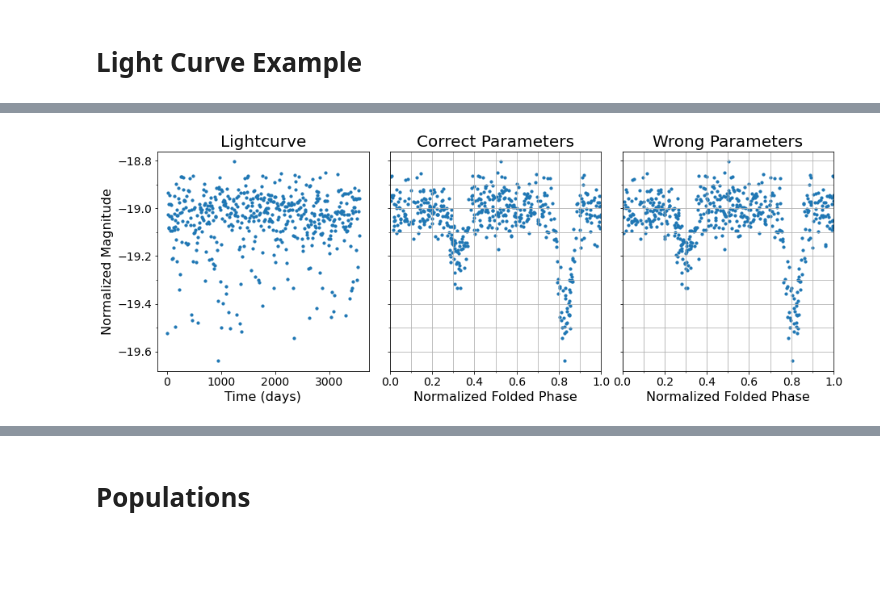
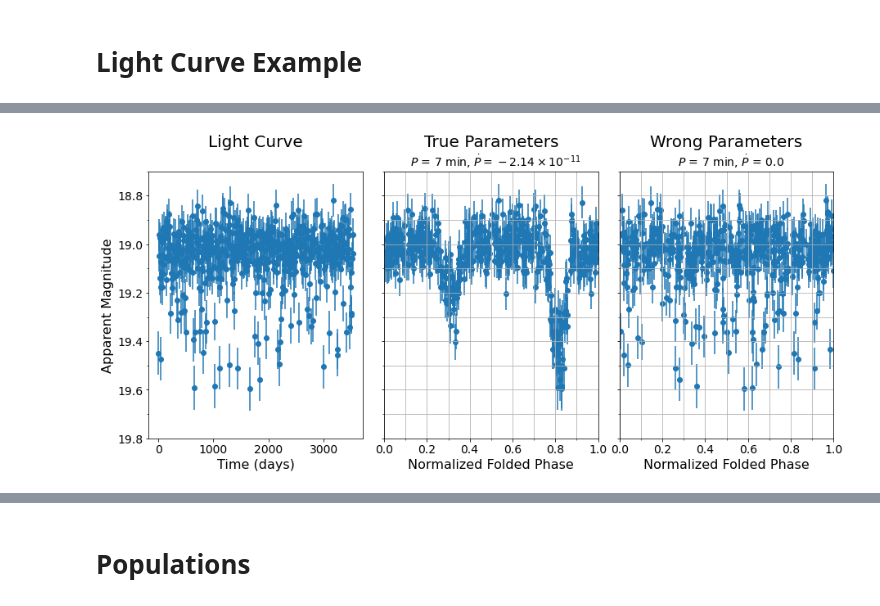
Before and after one commit to mikekatz04/gce, a Jupyter notebook: paper/paper_plots.ipynb, the cells around one changed output, grey strips where cells are left out. Cells and saved outputs as stored; diff of their text form; code cells hidden in the pictures; blank space fills up the shorter version.

```diff
--- a/paper/paper_plots.ipynb
+++ b/paper/paper_plots.ipynb
@@ -276,71 +84,97 @@ BdbQuit:
 # %%
 import pickle
-with open('../input/grid_light_curves_fast.pickle', 'rb') as f:
+with open('../input/curated_data_0_19.pickle', 'rb') as f:
     check = pickle.load(f)
 
 keys = list(check.keys())
+
+plt.close()
+fig, ax = plt.subplots(1, 3, sharey=True)
+ax = ax.ravel()
+plt.subplots_adjust(wspace=0.1, hspace=0.1)
+fig.set_size_inches(15.0, 6.0)
+
+titles = ['Light Curve', 'True Parameters', 'Wrong Parameters']
+
+for (ax_i, title) in zip(ax, titles):
+    ax_i.set_title(title, fontsize=20, pad=30)
+
+for ax_i in ax:
+    ax_i.tick_params('both', labelsize=14)
+
 ind = 3
 binary = check[keys[ind]]
 
 input_dict = binary.get('params')
 
-print(input_dict.get('incl'))
-print(pdot.shape)
+#print(input_dict.get('incl'))
+#print(pdot.shape)
 
-lcs = [np.array([binary.get('t'), binary.get('true_mag')]).T]
-print(pdot.max())
-
-titles = ['Lightcurve', 'Correct Parameters', 'Wrong Parameters']
-
-fig, ax = plt.subplots(1, 3, sharey=True)
-plt.subplots_adjust(wspace=0.1)
-fig.set_size_inches(15.0, 5.0)
-ax = ax.ravel()
-
+lcs = [np.array([binary.get('t'), binary.get('true_mag'), binary.get('err')]).T]
+#print(pdot.max())
 
 period = input_dict['period']
 frequency = 1./period
 pdot = input_dict['Pdot']
 
 
-wrong_period =  0.0048611117362540816  # np.abs((1+np.random.randn()))*period
-wrong_pdot = -1.0981475262343973e-11 #pdot*4 # (1+np.random.randn())*pdot
+wrong_period = period
+wrong_pdot = 0.0
 wrong_frequency = 1/wrong_period
 
 t = lcs[0][:,0] + np.random.rand()
-mags = -lcs[0][:,1]
+mags = lcs[0][:,1]
+print(mags[0])
+errors = lcs[0][:,2]
 
-print(mags.min() - np.median(mags))
+#print(mags.min() - np.median(mags))
 
 fold = np.fmod(t-0.5*pdot*frequency*(t*t), period)*frequency
 wrong_fold = np.fmod(t-0.5*wrong_pdot*wrong_frequency*(t*t), wrong_period)*wrong_frequency
-print(wrong_fold.min(), wrong_fold.max())
+#print(wrong_fold.min(), wrong_fold.max())
 
+ax[0].errorbar(t, mags, yerr=errors, fmt='o', zorder=1)
+ax[1].errorbar(fold, mags, yerr=errors, fmt='o', zorder=1)
+ax[2].errorbar(wrong_fold, mags, yerr=errors, fmt='o', zorder=1)
 
-#print(mags)
-ax[0].scatter(t, mags, s=10)
-ax[1].scatter(fold, mags, s=10)
-ax[2].scatter(wrong_fold, mags, s=10)
+"""
+ax[0].scatter(t, mags, s=10, color='orange', zorder=10)
+ax[1].scatter(fold, mags, s=10, color='orange', zorder=10)
+ax[2].scatter(wrong_fold, mags, s=10, color='orange', zorder=10)
+"""
+
+for ax_i in ax:
+    ax_i.set_ylim(19.8, 18.7)
+
+#ax[0].set_yticks([19.4, 19.3, 19.2, 19.1, 19.0])
 
 limits = (0.7, 1.05)
 #ax[0].set_ylim(*limits)
 
-for (ax_i, title) in zip(ax, titles):
-    ax_i.set_title(title, fontsize=20)
-    ax_i.tick_params('both', labelsize=14)
-
 #ax[1].set_xticks([0.0, 0.2, 0.4, 0.6, 0.8])
-for ax_i in ax[1:]:
+for ax_i in ax[1:3]:
     ax_i.set_xlim(0.0, 1.0)
     ax_i.xaxis.set_minor_locator(AutoMinorLocator(2))
     ax_i.yaxis.set_minor_locator(AutoMinorLocator(2))
     ax_i.grid(True, which='both')
-    ax_i.set_xlabel('Normalized Folded Phase', fontsize=16)
+
+ax[1].text(0.52, 1.02, r'$P$ = 7 min, $\dot{P} = -2.14\times10^{-11}$',
+                   transform=ax[1].transAxes,
+                   ha='center', fontsize=14)
+
+ax[2].text(0.52, 1.02, r'$P$ = 7 min, $\dot{P}$ = 0.0',
+                   transform=ax[2].transAxes,
+                   ha='center', fontsize=14)
 
 #ax[0].set_ylim(0.85, 1.05)
+for i in range(7):
+    ax[0].set_ylabel('Apparent Magnitude', fontsize=16)
+
 ax[0].set_xlabel('Time (days)', fontsize=16)
-ax[0].set_ylabel('Normalized Magnitude', fontsize=16)
-#fig.savefig('figures/light_curve_example.pdf', dpi=200)
-print("correct period:", period*24*60, "correct pdot:", pdot)
-print("wrong period:", wrong_period*24*60, "wrong pdot:", wrong_pdot)
+ax[1].set_xlabel('Normalized Folded Phase', fontsize=16)
+ax[2].set_xlabel('Normalized Folded Phase', fontsize=16)
+#fig.savefig('figures/light_curve_comp_{}_pdots.pdf'.format(string), dpi=200)
+fig.savefig('figures/light_curve_example_19.pdf', dpi=200)
+#print("correct period:", period*24*60, "correct pdot:", pdot)
+#print("wrong period:", wrong_period*24*60, "wrong pdot:", wrong_pdot)
 # %% [output]
@@ -354 +182 @@ wrong period: 7.000000900205878 wrong pdot: -1.0981475262343973e-11
-[figure, old version]
+[figure, new version]
```
Also changed, not shown: parts of 39 cells of this notebook.
